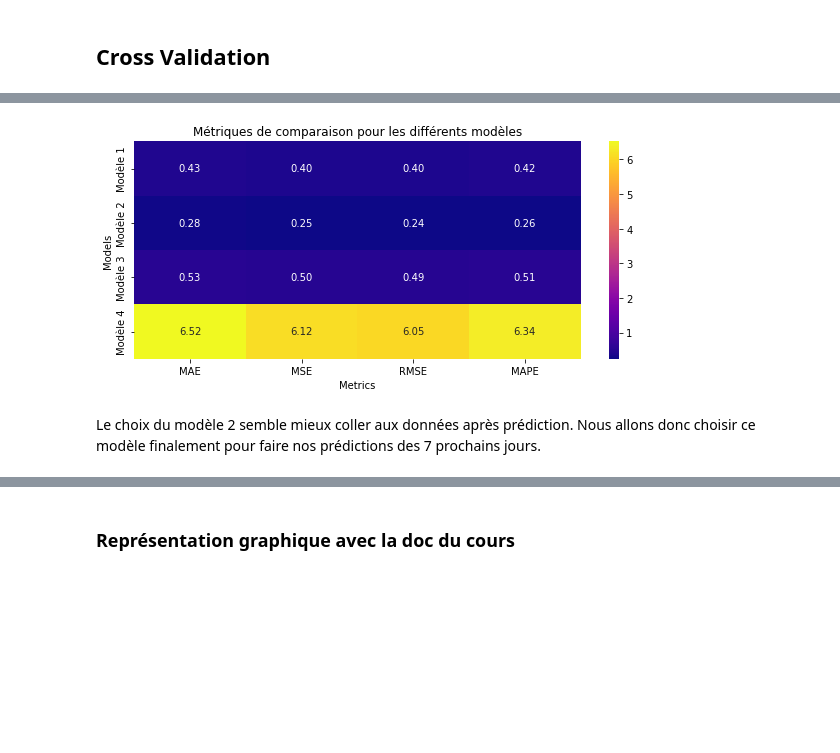
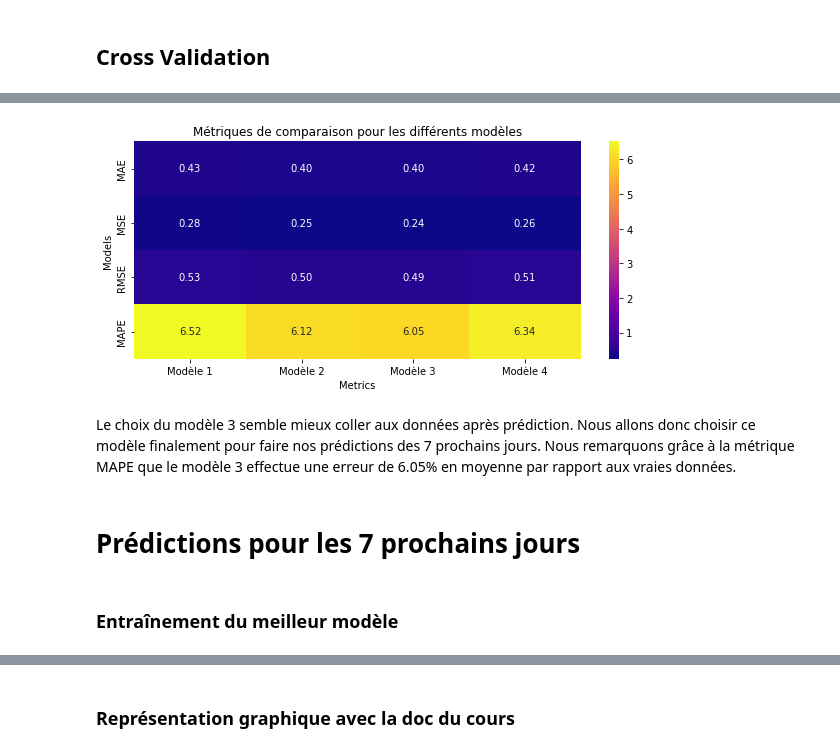
Before and after one commit to Ivanbtz9/Master2_datascience, a Jupyter notebook: Série chronologiques_Proïa/Projet_electricité/first_job.ipynb, the cells around one changed output, grey strips where cells are left out. Saved outputs shown, nothing was run; the diff lists cells and outputs as text; code cells hidden in the pictures; blank space fills up the shorter version.

```diff
--- a/Série chronologiques_Proïa/Projet_electricité/first_job.ipynb
+++ b/Série chronologiques_Proïa/Projet_electricité/first_job.ipynb
@@ -524,3 +597,16 @@ The behavior of DatetimeProperties.to_pydatetime is deprecated, in a future vers
 Les quatre modèles suivants semblent bien coller aux données fournies, nous pouvons maintenant choisir le plus performant à l'aide de la Cross Validation pour proposer une prédiction sur les 7 prochains jours.
 # %% [markdown]
 ## Cross Validation
+# %%
+EDF = pd.read_csv(path)
+
+EDF.columns = ["DATE","CONSO"] # renommer col
+
+EDF.DATE = pd.to_datetime(EDF.DATE,format='%d/%m/%y %H:%M')
+
+print("shape = ",EDF.shape)
+
+EDF.head(4)
+
+EDF['LOGCONSO'] = np.log(EDF.CONSO) # rajouter une colonne au log
+EDF
@@ -539,16 +670,22 @@ EDF_Train.head()
 # %%
-Mod1 = SARIMAX(EDF_Train.LOGCONSO, order=(5, 0, 0), seasonal_order=(1, 0, 2, 24), enforce_stationarity=False, enforce_invertibility=False)
+Mod1 = SARIMAX(EDF_Train.LOGCONSO, order=(5, 0, 0), seasonal_order=(1, 0, 2, 24),
+               enforce_stationarity=False, enforce_invertibility=False)
 Mod1 = Mod1.fit()
 
-Mod2 = SARIMAX(EDF_Train.LOGCONSO, order=(5, 0, 0), seasonal_order=(2, 0, 2, 24), enforce_stationarity=False, enforce_invertibility=False)
+Mod2 = SARIMAX(EDF_Train.LOGCONSO, order=(5, 0, 0), seasonal_order=(2, 0, 2, 24),
+               enforce_stationarity=False, enforce_invertibility=False)
 Mod2 = Mod2.fit()
 
-Mod3 = SARIMAX(EDF_Train.LOGCONSO, order=(7, 0, 0), seasonal_order=(2, 0, 2, 24), enforce_stationarity=False, enforce_invertibility=False)
+Mod3 = SARIMAX(EDF_Train.LOGCONSO, order=(7, 0, 0), seasonal_order=(2, 0, 2, 24),
+               enforce_stationarity=False, enforce_invertibility=False)
 Mod3 = Mod3.fit()
 
-Mod4 = SARIMAX(EDF_Train.LOGCONSO, order=(8, 1, 0), seasonal_order=(2, 0, 1, 24), enforce_stationarity=False, enforce_invertibility=False)
+Mod4 = SARIMAX(EDF_Train.LOGCONSO, order=(8, 1, 0), seasonal_order=(2, 0, 1, 24),
+               enforce_stationarity=False, enforce_invertibility=False)
 Mod4 = Mod4.fit()
 
+## Stocker les modèles dans un dictionnaire
+
 Mod = {"Mod1":Mod1,"Mod2":Mod2,"Mod3":Mod3,"Mod4":Mod4 }
 # %% [output]
 RUNNING THE L-BFGS-B CODE
@@ -622,19 +788,22 @@ STOP: TOTAL NO. of ITERATIONS REACHED LIMIT
 # %%
 from sklearn.metrics import mean_absolute_error, mean_squared_error
 
-
 def mean_absolute_percentage_error(y_true, y_pred):
-    y_true, y_pred = np.array(y_true), np.array(y_pred)
+    """Renvoie un pourcentage moyen d'erreur entre les vraies valeurs et les prédiction """
+    y_true, y_pred = np.array(y_true), np.array(y_pred) #convertir au format array
     return np.mean(np.abs((y_true - y_pred) / y_true)) * 100
 
 
-MAE = []
-MSE = []
+MAE = [] ## l'écart absolue moyen
+MSE = [] ## la norme2 au carré moyenne
 RMSE = []
 MAPE = []
 
 for i in range(1,5):
+    """Rajoute une colonne prédiction pour chaque modèle et stock les métriques de validations"""
+
     EDF_Test[f"val_{i}"] = Mod[f"Mod{i}"].get_forecast(steps=len(EDF_Test)).summary_frame(alpha=0.05)['mean']
+    #mean représente la meilleure estimation de chaque période
     MAE.append(mean_absolute_error(EDF_Test.LOGCONSO, EDF_Test[f"val_{i}"]) )
     MSE.append(mean_squared_error(EDF_Test.LOGCONSO, EDF_Test[f"val_{i}"]) )
     RMSE.append(mean_squared_error(EDF_Test.LOGCONSO, EDF_Test[f"val_{i}"],squared=False) )
@@ -663,16 +838,22 @@ See the caveats in the documentation: https://pandas.pydata.org/pandas-docs/stab
 # %%
-Matrix = np.array([MAE,MSE,RMSE,MAPE])
+Matrix = np.array([MAE,MSE,RMSE,MAPE]) # créer une matrice avec le
 
 plt.figure(figsize=(10, 4))
-ax = sns.heatmap(Matrix, annot=True, fmt=".2f", cmap="plasma", xticklabels=['MAE', 'MSE', 'RMSE', 'MAPE'], yticklabels=['Modèle 1', 'Modèle 2','Modèle 3','Modèle 4'])
+ax = sns.heatmap(Matrix, annot=True, fmt=".2f", cmap="plasma",
+                 xticklabels=['Modèle 1', 'Modèle 2','Modèle 3','Modèle 4'],
+                 yticklabels=['MAE', 'MSE', 'RMSE', 'MAPE'])
 
 plt.title("Métriques de comparaison pour les différents modèles")
 plt.xlabel("Metrics")
 plt.ylabel("Models")
 
 plt.show()
 # %% [output]
-[figure, old version]
+[figure, new version]
 # %% [markdown]
-Le choix du modèle 2 semble mieux coller aux données après prédiction. Nous allons donc choisir ce modèle finalement pour faire nos prédictions des 7 prochains jours.
+Le choix du modèle 3 semble mieux coller aux données après prédiction. Nous allons donc choisir ce modèle finalement pour faire nos prédictions des 7 prochains jours. Nous remarquons grâce à la métrique MAPE que le modèle 3 effectue une erreur de 6.05\% en moyenne par rapport aux vraies données.
+# %% [markdown]
+# Prédictions pour les 7 prochains jours
+# %% [markdown]
+### Entraînement du meilleur modèle
 # %%
```
Also changed, not shown: parts of 43 cells of this notebook, 36 other files.
